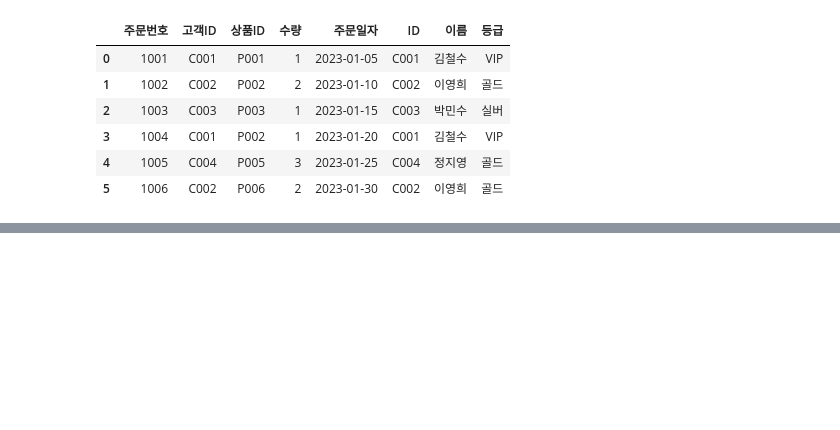
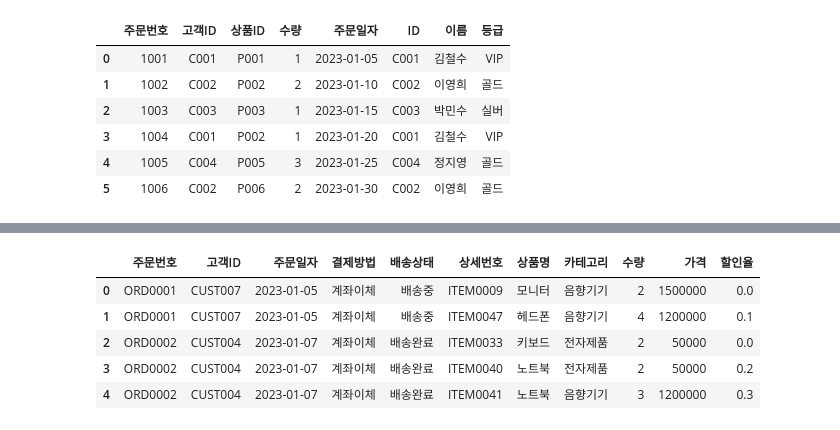
Before and after one commit to documents19/What-I-Learned-Today, a Jupyter notebook: data_analysis/02_pandas2.ipynb, the cells around one changed output, grey strips where cells are left out. Saved outputs shown, nothing was run; the diff lists cells and outputs as text; code cells hidden in the pictures; blank space fills up the shorter version.

```diff
--- a/data_analysis/02_pandas2.ipynb
+++ b/data_analysis/02_pandas2.ipynb
@@ -678,0 +699,11 @@ satisfaction = pd.DataFrame({
+# %%
+# 주문 - 주문상세
+
+pd.merge(orders, order_details, on='주문번호', how='inner').head()
+# %% [output]
+|  | 주문번호 | 고객ID | 주문일자 | 결제방법 | 배송상태 | 상세번호 | 상품명 | 카테고리 | 수량 | 가격 | 할인율 |
+| 0 | ORD0001 | CUST007 | 2023-01-05 | 계좌이체 | 배송중 | ITEM0009 | 모니터 | 음향기기 | 2 | 1500000 | 0.0 |
+| 1 | ORD0001 | CUST007 | 2023-01-05 | 계좌이체 | 배송중 | ITEM0047 | 헤드폰 | 음향기기 | 4 | 1200000 | 0.1 |
+| 2 | ORD0002 | CUST004 | 2023-01-07 | 계좌이체 | 배송완료 | ITEM0033 | 키보드 | 전자제품 | 2 | 50000 | 0.0 |
+| 3 | ORD0002 | CUST004 | 2023-01-07 | 계좌이체 | 배송완료 | ITEM0040 | 노트북 | 전자제품 | 2 | 50000 | 0.2 |
+| 4 | ORD0002 | CUST004 | 2023-01-07 | 계좌이체 | 배송완료 | ITEM0041 | 노트북 | 음향기기 | 3 | 1200000 | 0.3 |
```
Also changed, not shown: parts of 28 cells of this notebook, 2 other files.
